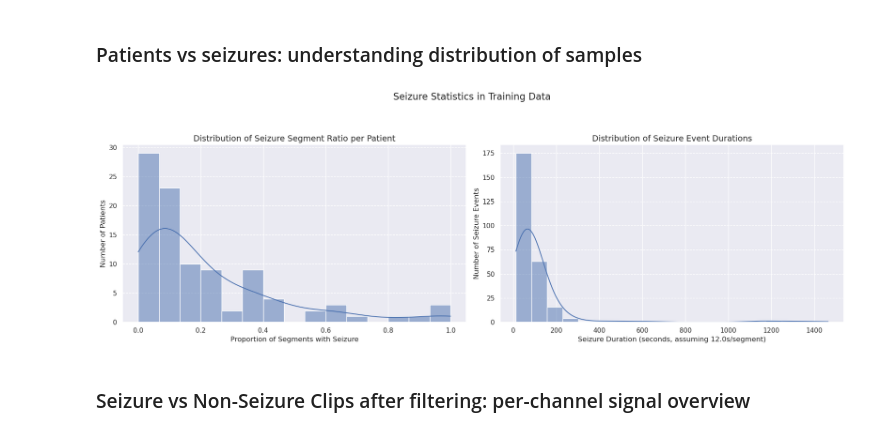
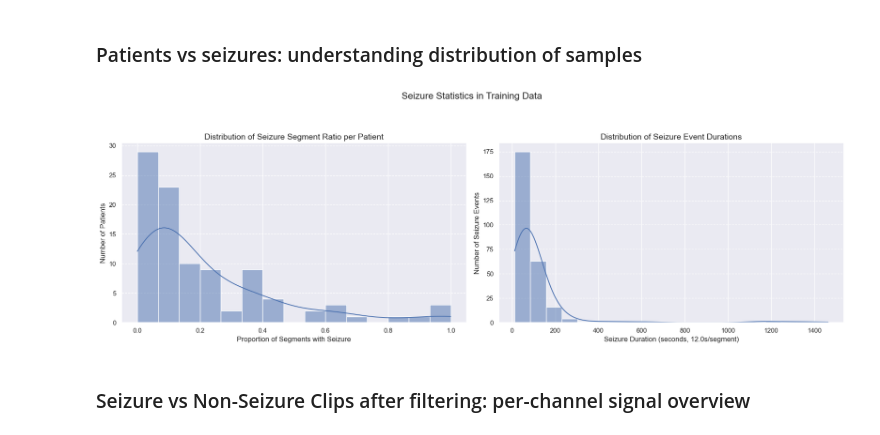
Before and after one commit to NeuroNML/NeuroGraphNet, a Jupyter notebook: neuro-eeg.ipynb, the cells around one changed output. Saved outputs shown, nothing was run; the diff lists cells and outputs as text; code cells hidden in the pictures.

```diff
--- a/neuro-eeg.ipynb
+++ b/neuro-eeg.ipynb
@@ -23,14 +23,14 @@ import torch.nn as nn
 import torch.optim as optim
 from seiz_eeg.dataset import EEGDataset
 from torch.utils.data import DataLoader
-from src.util.seeder import seed_everything
+from src.utils.seeder import seed_everything
 
 # set seaborn theme
 sns.set_theme()
 
 # create useful constants
 RANDOM_SEED = 42
-IS_SCITAS = True
+IS_SCITAS = False
 DATA_ROOT = Path("/home/ogut/data") if IS_SCITAS else Path("./data")
 CHECKPOINT_ROOT = Path("./.checkpoints")
 SUBMISSION_ROOT = Path("./.submissions")
@@ -146,0 +170,4 @@ AttributeError: 'Subset' object has no attribute 'clips_df'
+# %%
+# Set useful variables
+clip_duration = dataset_tr.clip_duration  # 12 seconds
+segment_time_points = clip_duration * dataset_tr.sampling_rate  # 12 s * 250 Hz = 3000 time points
@@ -316,4 +341,7 @@ from src.util.stats import calculate_seizure_event_durations
 # %%
+%aimport src.utils.stats
+from src.utils.stats import calculate_seizure_event_durations
+
 fig, axes = plt.subplots(1, 2, figsize=(18, 6)) # Adjusted figsize slightly for better aspect
 fig.suptitle('Seizure Statistics in Training Data', fontsize=16, y=1.02)
 
@@ -323,35 +351,35 @@ try:
     sns.histplot(seizure_ratio_per_patient, ax=axes[0], kde=True, bins=15)
     axes[0].set_title("Distribution of Seizure Segment Ratio per Patient", fontsize=14)
     axes[0].set_xlabel("Proportion of Segments with Seizure", fontsize=12)
     axes[0].set_ylabel("Number of Patients", fontsize=12)
     axes[0].grid(axis='y', linestyle='--')
 except Exception as e:
     axes[0].set_title("Seizure Ratio per Patient", fontsize=14)
     axes[0].text(0.5, 0.5, f"Could not plot:\n{e}", ha='center', va='center', wrap=True)
     print(f"Error during seizure ratio plot: {e}")
 
 # 2. Seizure event durations (Plot index was 1, matching original request for 2 plots)
 try:
     # Calculate durations using the optimized function
     # This assumes dataset_tr.clips_df is sorted chronologically for consecutive segment checks
     seizure_durations_in_seconds = calculate_seizure_event_durations(
         dataset_tr.clips_df,
-        segment_duration_seconds=clip_length_seconds
+        segment_duration_seconds=clip_duration
     )
     sns.histplot(seizure_durations_in_seconds, ax=axes[1], kde=True, bins=20)
     axes[1].set_title("Distribution of Seizure Event Durations", fontsize=14)
-    axes[1].set_xlabel(f"Seizure Duration (seconds, assuming {clip_length_seconds}s/segment)", fontsize=12)
+    axes[1].set_xlabel(f"Seizure Duration (seconds, {clip_duration}s/segment)", fontsize=12)
     axes[1].set_ylabel("Number of Seizure Events", fontsize=12)
     axes[1].grid(axis='y', linestyle='--')
 except Exception as e:
     axes[1].set_title("Seizure Event Durations", fontsize=14)
     axes[1].text(0.5, 0.5, f"Could not plot:\n{e}", ha='center', va='center', wrap=True)
     print(f"Error during seizure duration plot: {e}")
 
 
 plt.tight_layout(rect=[0, 0, 1, 0.95]) # Adjust layout for suptitle
 plt.show()
 # %% [output]
-[figure, old version]
+[figure, new version]
 # %% [markdown]
 ### Seizure vs Non-Seizure Clips after filtering: per-channel signal overview
```
Also changed, not shown: parts of 38 cells of this notebook, 9 other files.
